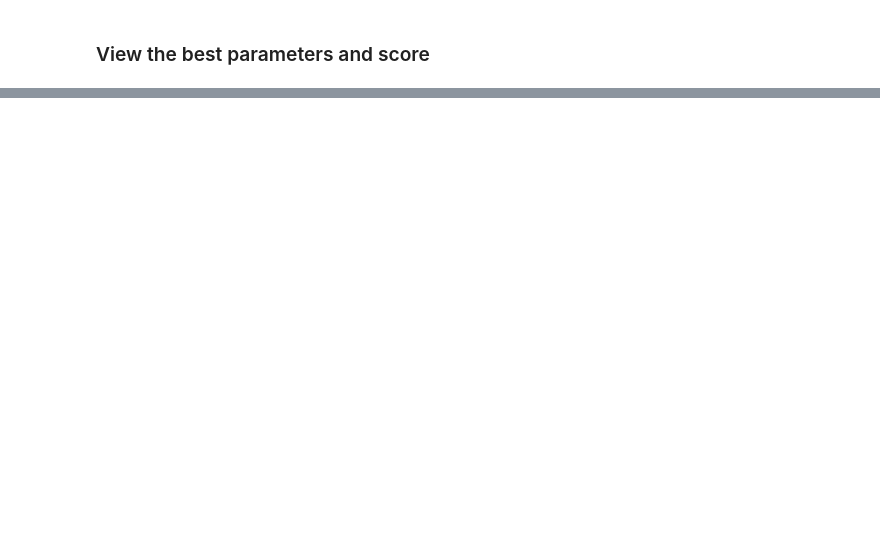
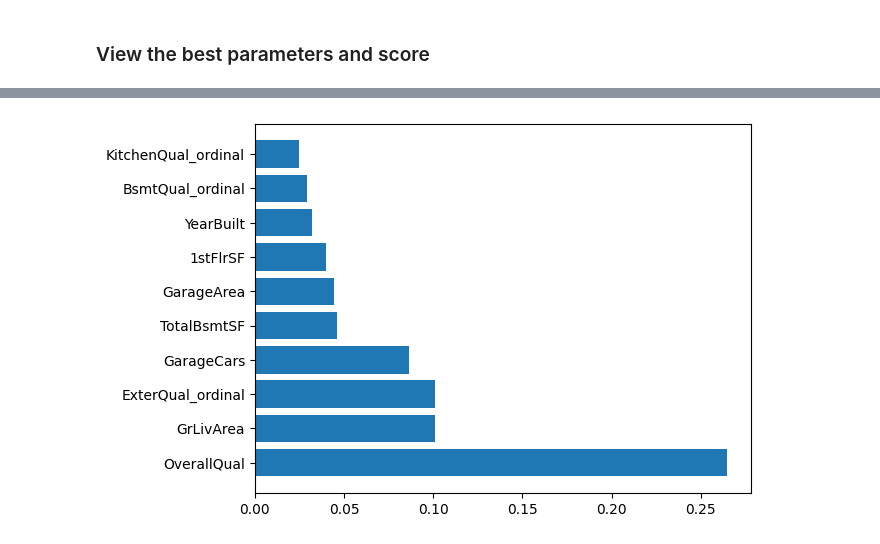
Before and after one commit to erinnyy/Ames_ML_Project, a Jupyter notebook: Random_Forest.ipynb, the cells around one changed output, grey strips where cells are left out. Cells and saved outputs as stored; diff of their text form; code cells hidden in the pictures; blank space fills up the shorter version.

```diff
--- a/Random_Forest.ipynb
+++ b/Random_Forest.ipynb
@@ -149,3 +146,3 @@ Best Score R square: 0.8863228561862455
 # %%
-best_model = grid_search_rf.best_estimator_
+best_rf = grid_search_rf.best_estimator_
 # %%
@@ -171,0 +176,2 @@ best_model.get_params()
+# %%
+final_rf = best_rf.fit(x_train, y_train)
@@ -171,0 +203,4 @@ best_model.get_params()
+# %%
+rf_feature_importance_final = pd.DataFrame({"model": "random_forest_5fk",
+                                            "features": x.columns,
+                                            "importance":final_rf.feature_importances_})
@@ -171,0 +223,3 @@ best_model.get_params()
+# %%
+rf_feature_importance_final.sort_values("importance", ascending = False, inplace=True);
+rf_feature_importance_final.head(10)
@@ -171,0 +238,5 @@ best_model.get_params()
+# %%
+temp = rf_feature_importance_final.iloc[:10,]
+plt.barh(temp["features"], temp["importance"]);
+# %% [output]
+[figure, added]
```
Also changed, not shown: parts of 43 cells of this notebook.
